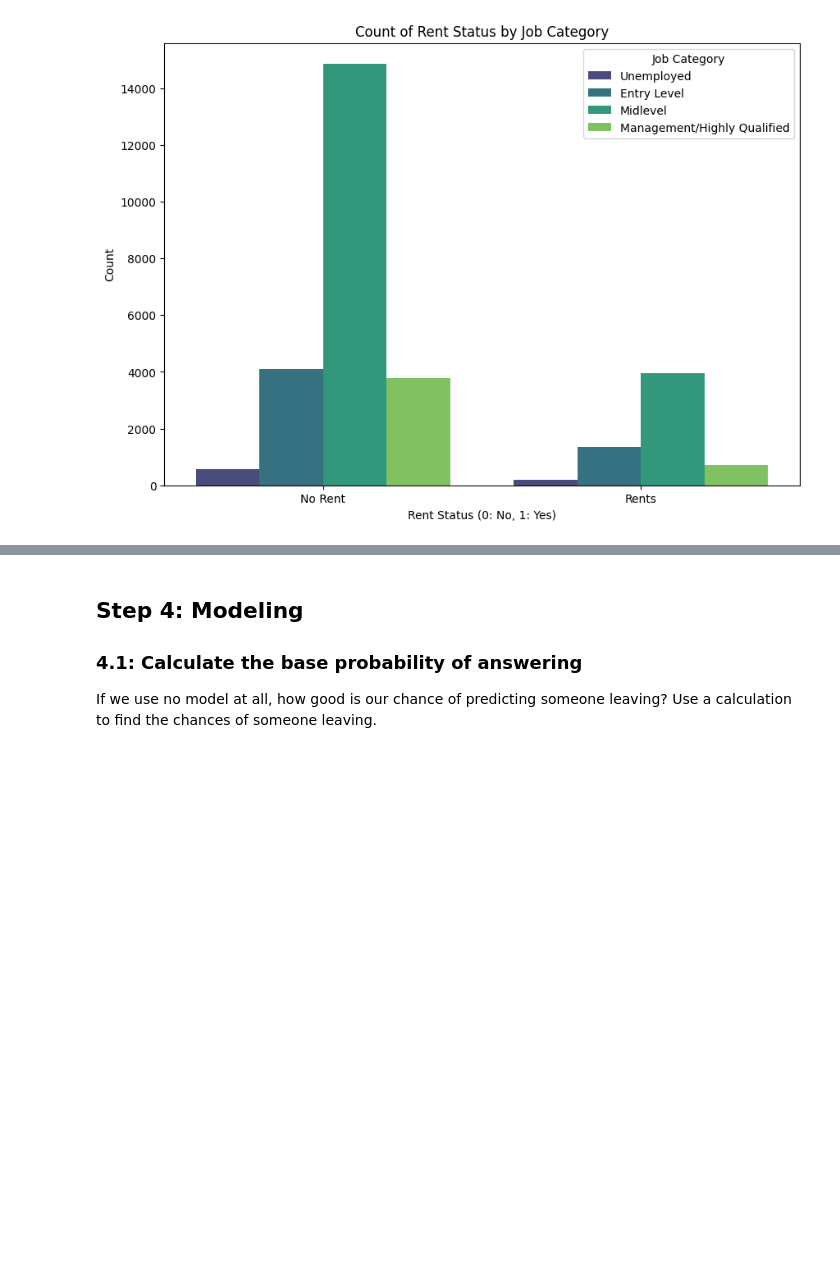
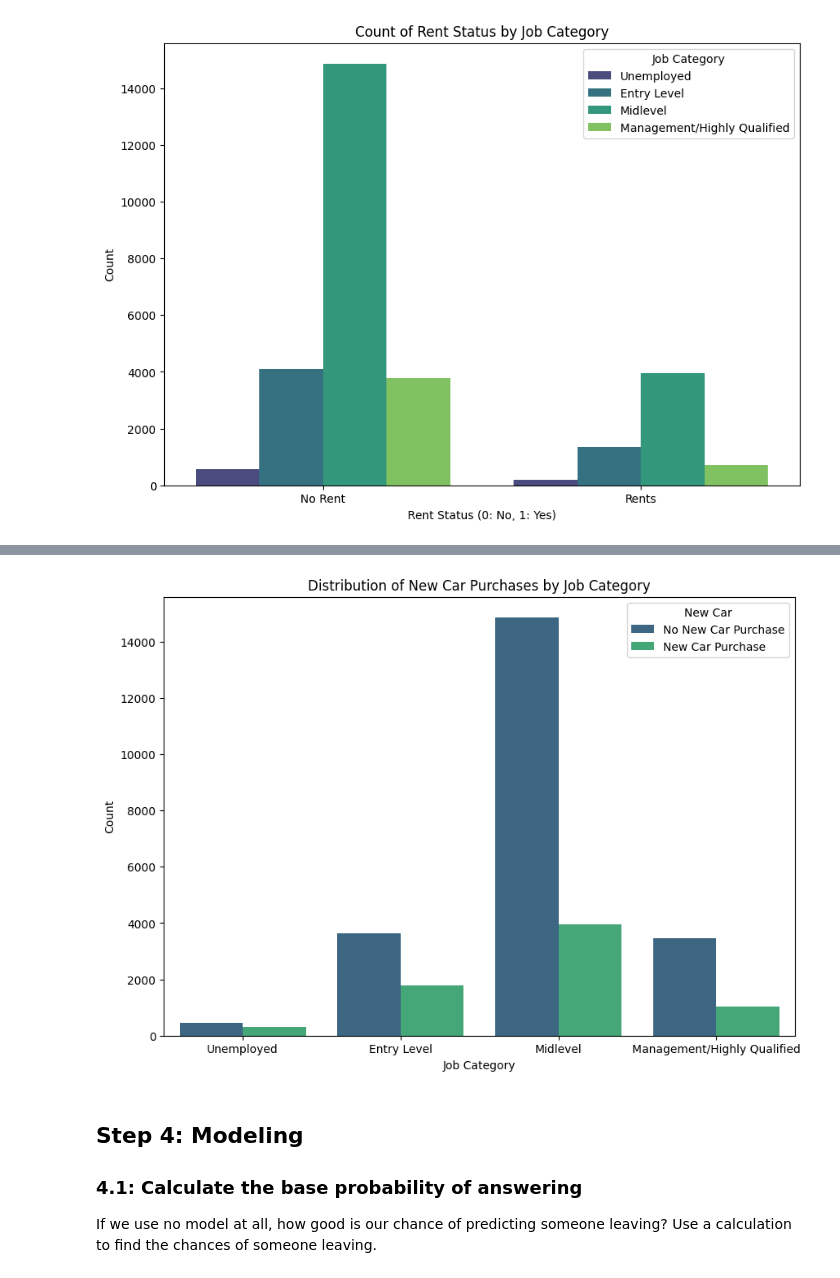
Before and after one commit to NovicePython2004/IS4487, a Jupyter notebook: Assignments/assignment_10_classification.ipynb, the cells around one changed output, grey strips where cells are left out. Drawn from its saved outputs; the diff is of its cells as text; code cells hidden in the pictures; blank space fills up the shorter version.

```diff
--- a/Assignments/assignment_10_classification.ipynb
+++ b/Assignments/assignment_10_classification.ipynb
@@ -328,3 +346,14 @@ plt.show()
+# %%
+plt.figure(figsize=(10, 7))
+sns.countplot(data=df_clean, x='job', hue='new_car', palette='viridis')
+plt.title('Distribution of New Car Purchases by Job Category')
+plt.xlabel('Job Category')
+plt.ylabel('Count')
+plt.xticks(ticks=[0, 1, 2, 3], labels=['Unemployed', 'Entry Level', 'Midlevel', 'Management/Highly Qualified'])
+plt.legend(title='New Car', labels=['No New Car Purchase', 'New Car Purchase'])
+plt.show()
+# %% [output]
+[figure, added]
 # %% [markdown]
 ## Step 4: Modeling
 
```
Also changed, not shown: parts of 41 cells of this notebook.
